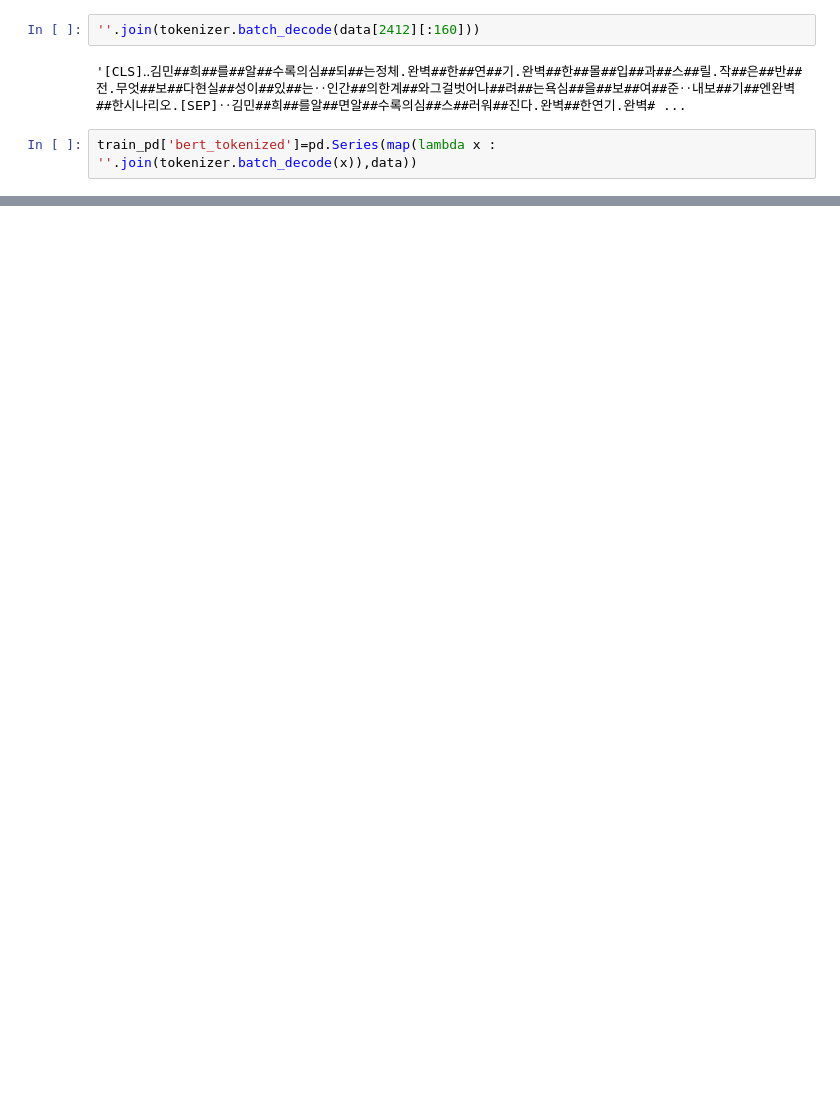
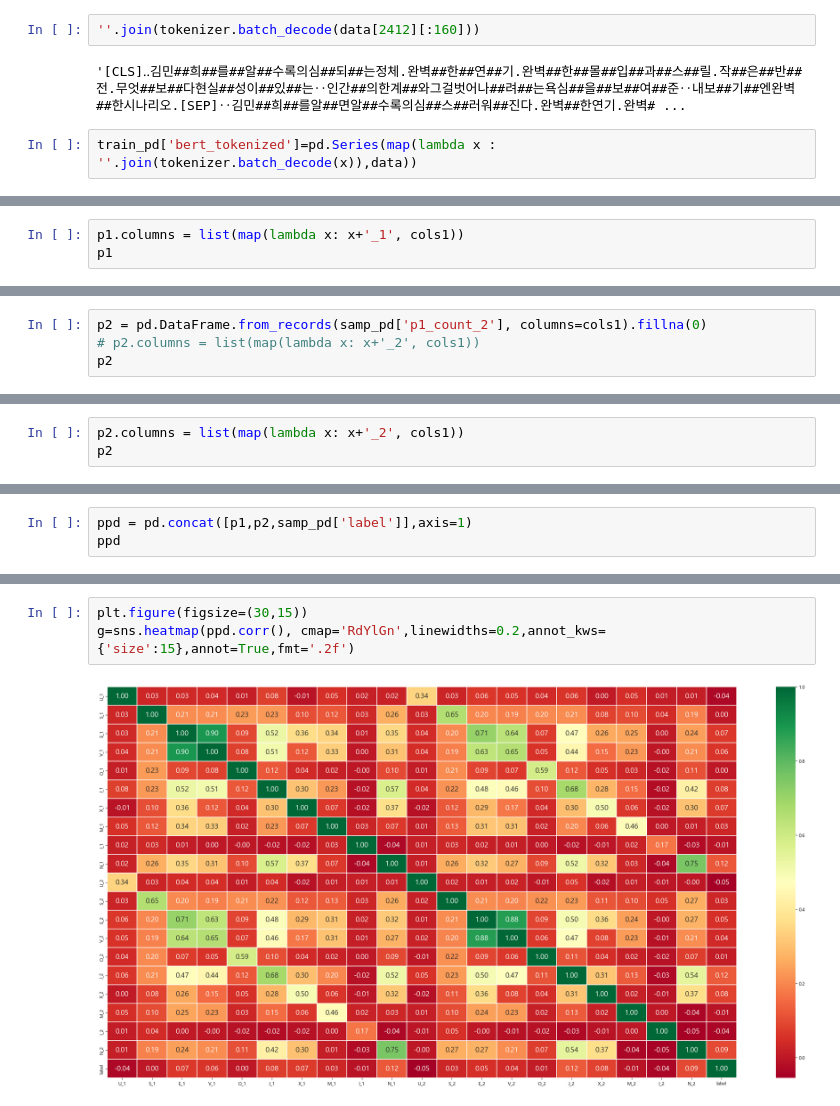
Before and after one commit to boostcampaitech4nlp2/level1_semantictextsimilarity_nlp-level1-nlp-14, a Jupyter notebook: work_indiv/sunghyun/codes/pos_eda.ipynb, the cells around one changed output, grey strips where cells are left out. Saved outputs shown, nothing was run; the diff lists cells and outputs as text; blank space fills up the shorter version.

```diff
--- a/work_indiv/sunghyun/codes/pos_eda.ipynb
+++ b/work_indiv/sunghyun/codes/pos_eda.ipynb
@@ -174,0 +504,3 @@ train_pd[['sentence_1','sentence_2','bert_tokenized']]
+# %%
+p1.columns = list(map(lambda x: x+'_1', cols1))
+p1
@@ -174,0 +521,4 @@ train_pd[['sentence_1','sentence_2','bert_tokenized']]
+# %%
+p2 = pd.DataFrame.from_records(samp_pd['p1_count_2'], columns=cols1).fillna(0)
+# p2.columns = list(map(lambda x: x+'_2', cols1))
+p2
@@ -174,0 +539,3 @@ train_pd[['sentence_1','sentence_2','bert_tokenized']]
+# %%
+p2.columns = list(map(lambda x: x+'_2', cols1))
+p2
@@ -174,0 +571,3 @@ train_pd[['sentence_1','sentence_2','bert_tokenized']]
+# %%
+ppd = pd.concat([p1,p2,samp_pd['label']],axis=1)
+ppd
@@ -174,0 +588,5 @@ train_pd[['sentence_1','sentence_2','bert_tokenized']]
+# %%
+plt.figure(figsize=(30,15))
+g=sns.heatmap(ppd.corr(), cmap='RdYlGn',linewidths=0.2,annot_kws={'size':15},annot=True,fmt='.2f')
+# %% [output]
+[figure, added]
```
Also changed, not shown: parts of 32 cells of this notebook, 10 other files.
